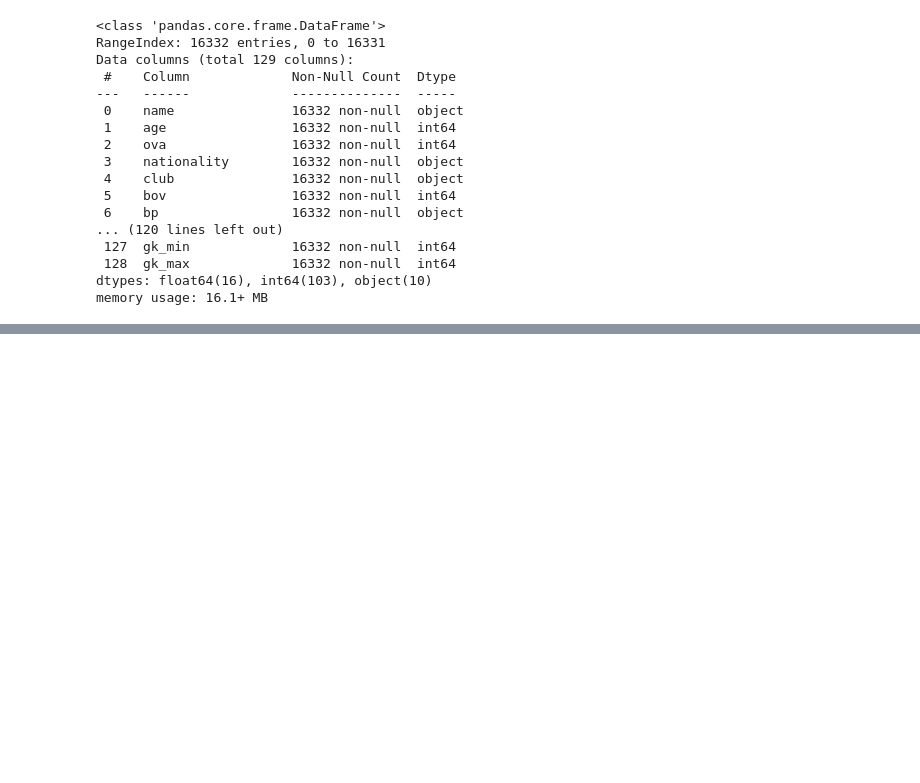
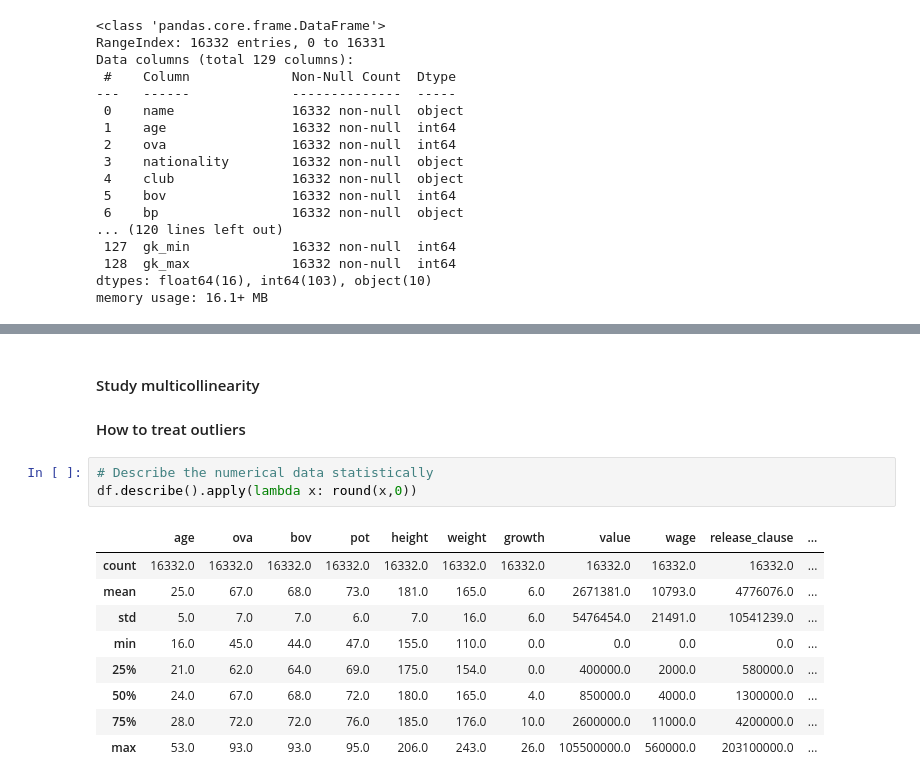
Before and after one commit to Edoardo1996/data_mid_bootcamp_project_FIFA_MoneyBall, a Jupyter notebook: main.ipynb, the cells around one changed output, grey strips where cells are left out. Saved outputs shown, nothing was run; the diff lists cells and outputs as text; blank space fills up the shorter version.

```diff
--- a/main.ipynb
+++ b/main.ipynb
@@ -291,0 +293,16 @@ Name: gk_max, Length: 68, dtype: int64
+# %% [markdown]
+#### Study multicollinearity
+#### How to treat outliers
+# %%
+# Describe the numerical data statistically
+df.describe().apply(lambda x: round(x,0))
+# %% [output]
+|  | age | ova | bov | pot | height | weight | growth | value | wage | release_clause | ... |
+| count | 16332.0 | 16332.0 | 16332.0 | 16332.0 | 16332.0 | 16332.0 | 16332.0 | 16332.0 | 16332.0 | 16332.0 | ... |
+| mean | 25.0 | 67.0 | 68.0 | 73.0 | 181.0 | 165.0 | 6.0 | 2671381.0 | 10793.0 | 4776076.0 | ... |
+| std | 5.0 | 7.0 | 7.0 | 6.0 | 7.0 | 16.0 | 6.0 | 5476454.0 | 21491.0 | 10541239.0 | ... |
+| min | 16.0 | 45.0 | 44.0 | 47.0 | 155.0 | 110.0 | 0.0 | 0.0 | 0.0 | 0.0 | ... |
+| 25% | 21.0 | 62.0 | 64.0 | 69.0 | 175.0 | 154.0 | 0.0 | 400000.0 | 2000.0 | 580000.0 | ... |
+| 50% | 24.0 | 67.0 | 68.0 | 72.0 | 180.0 | 165.0 | 4.0 | 850000.0 | 4000.0 | 1300000.0 | ... |
+| 75% | 28.0 | 72.0 | 72.0 | 76.0 | 185.0 | 176.0 | 10.0 | 2600000.0 | 11000.0 | 4200000.0 | ... |
+| max | 53.0 | 93.0 | 93.0 | 95.0 | 206.0 | 243.0 | 26.0 | 105500000.0 | 560000.0 | 203100000.0 | ... |
```
Also changed, not shown: parts of 6 cells of this notebook, 1 other file.
